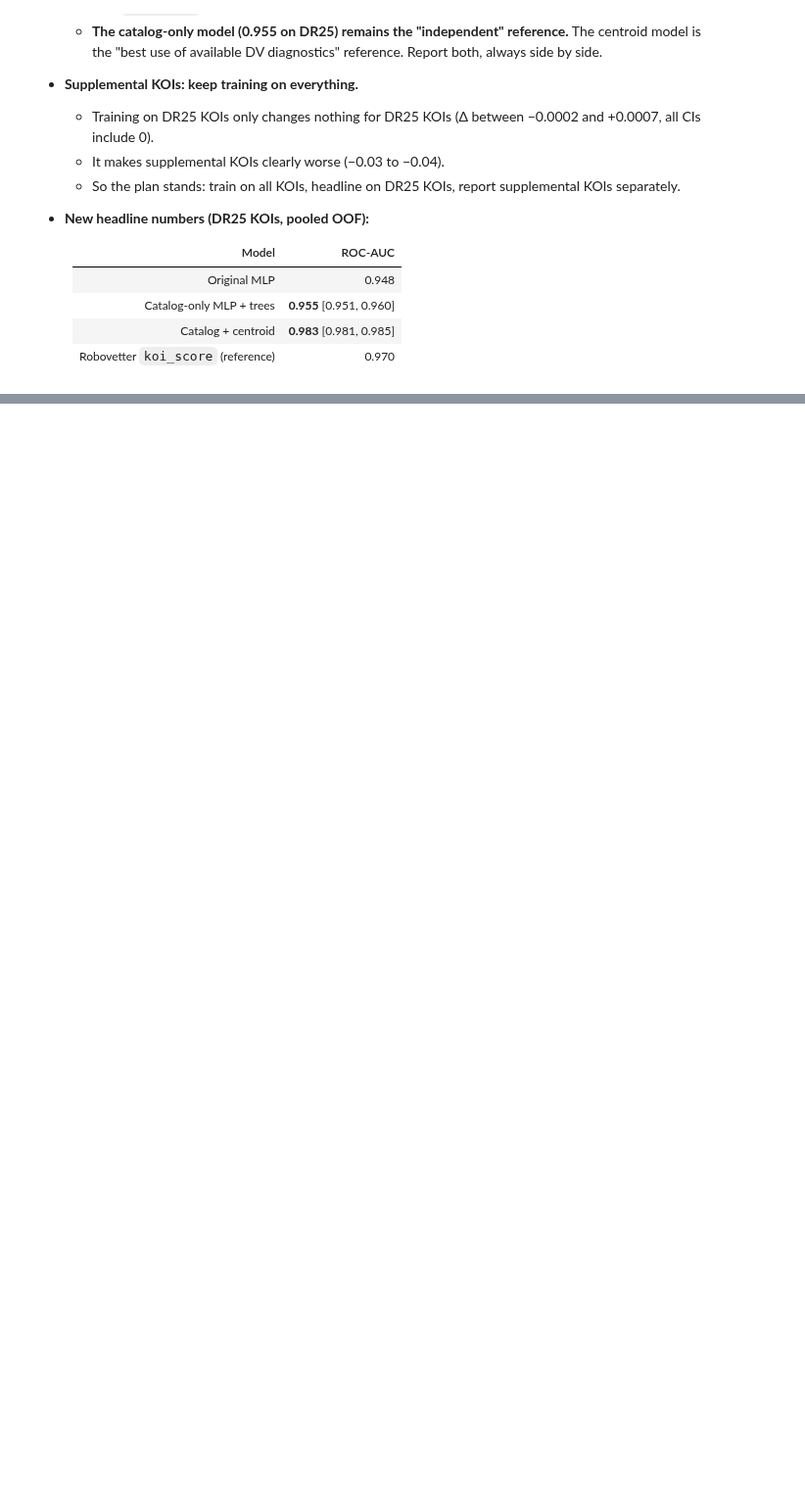
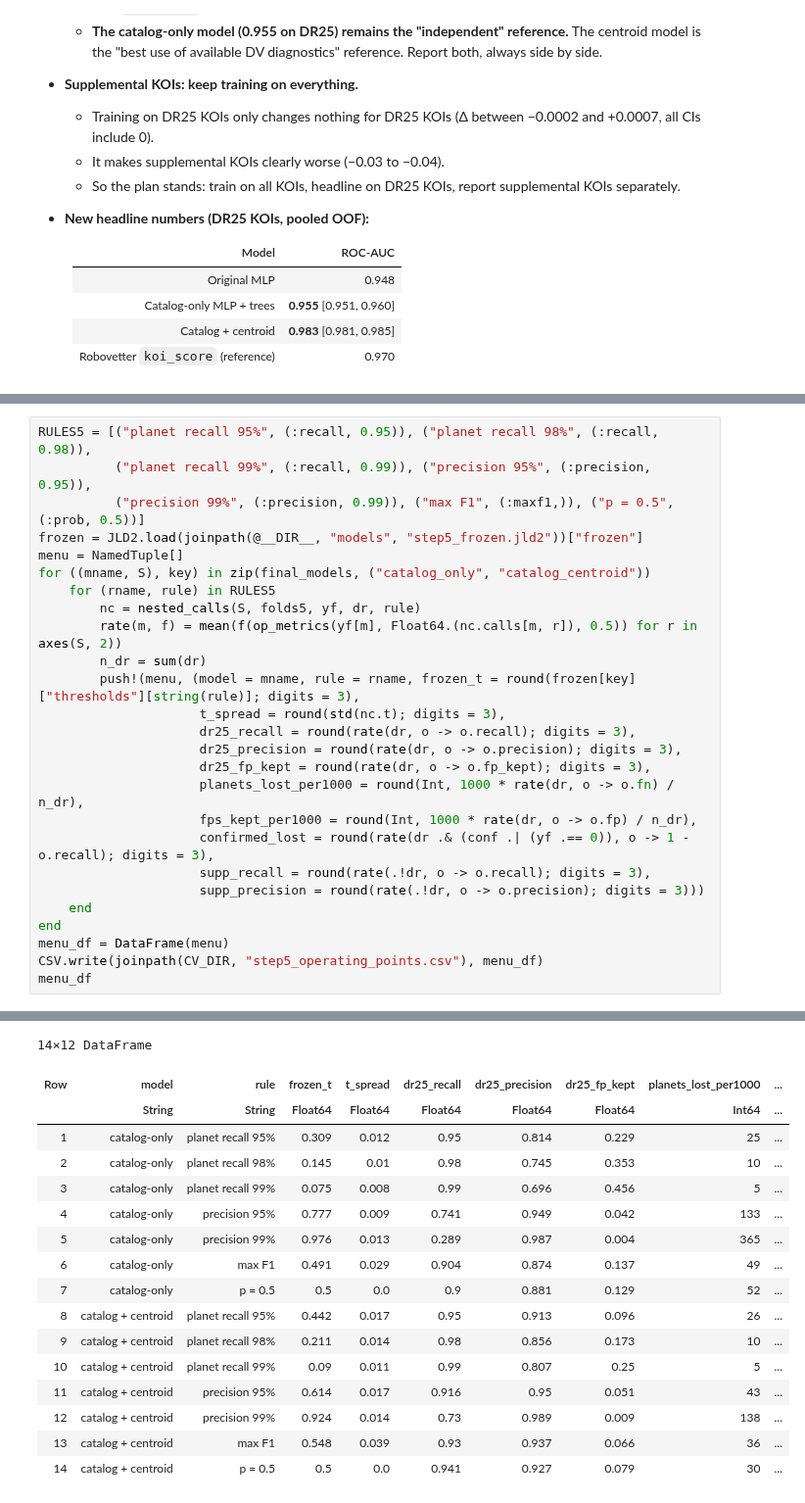
Before and after one commit to mburchnmsu/exoplanet-vetting, a Jupyter notebook: exo101326.ipynb, the cells around one changed output, grey strips where cells are left out. Shown at 98% size. Saved outputs shown, nothing was run; the diff lists cells and outputs as text; blank space fills up the shorter version.

```diff
--- a/exo101326.ipynb
+++ b/exo101326.ipynb
@@ -861,0 +953,27 @@ hl
+# %%
+RULES5 = [("planet recall 95%", (:recall, 0.95)), ("planet recall 98%", (:recall, 0.98)),
+          ("planet recall 99%", (:recall, 0.99)), ("precision 95%", (:precision, 0.95)),
+          ("precision 99%", (:precision, 0.99)), ("max F1", (:maxf1,)), ("p = 0.5", (:prob, 0.5))]
+frozen = JLD2.load(joinpath(@__DIR__, "models", "step5_frozen.jld2"))["frozen"]
+menu = NamedTuple[]
+for ((mname, S), key) in zip(final_models, ("catalog_only", "catalog_centroid"))
+    for (rname, rule) in RULES5
+        nc = nested_calls(S, folds5, yf, dr, rule)
+        rate(m, f) = mean(f(op_metrics(yf[m], Float64.(nc.calls[m, r]), 0.5)) for r in axes(S, 2))
+        n_dr = sum(dr)
+        push!(menu, (model = mname, rule = rname, frozen_t = round(frozen[key]["thresholds"][string(rule)]; digits = 3),
+                     t_spread = round(std(nc.t); digits = 3),
+                     dr25_recall = round(rate(dr, o -> o.recall); digits = 3),
+                     dr25_precision = round(rate(dr, o -> o.precision); digits = 3),
+                     dr25_fp_kept = round(rate(dr, o -> o.fp_kept); digits = 3),
+                     planets_lost_per1000 = round(Int, 1000 * rate(dr, o -> o.fn) / n_dr),
+                     fps_kept_per1000 = round(Int, 1000 * rate(dr, o -> o.fp) / n_dr),
+                     confirmed_lost = round(rate(dr .& (conf .| (yf .== 0)), o -> 1 - o.recall); digits = 3),
+                     supp_recall = round(rate(.!dr, o -> o.recall); digits = 3),
+                     supp_precision = round(rate(.!dr, o -> o.precision); digits = 3)))
+    end
+end
+menu_df = DataFrame(menu)
+CSV.write(joinpath(CV_DIR, "step5_operating_points.csv"), menu_df)
+menu_df
+# %% [output]
@@ -861,0 +984,17 @@ hl
+14×12 DataFrame
+| Row | model | rule | frozen_t | t_spread | dr25_recall | dr25_precision | dr25_fp_kept | planets_lost_per1000 | ... |
+|  | String | String | Float64 | Float64 | Float64 | Float64 | Float64 | Int64 | ... |
+| 1 | catalog-only | planet recall 95% | 0.309 | 0.012 | 0.95 | 0.814 | 0.229 | 25 | ... |
+| 2 | catalog-only | planet recall 98% | 0.145 | 0.01 | 0.98 | 0.745 | 0.353 | 10 | ... |
+| 3 | catalog-only | planet recall 99% | 0.075 | 0.008 | 0.99 | 0.696 | 0.456 | 5 | ... |
+| 4 | catalog-only | precision 95% | 0.777 | 0.009 | 0.741 | 0.949 | 0.042 | 133 | ... |
+| 5 | catalog-only | precision 99% | 0.976 | 0.013 | 0.289 | 0.987 | 0.004 | 365 | ... |
+| 6 | catalog-only | max F1 | 0.491 | 0.029 | 0.904 | 0.874 | 0.137 | 49 | ... |
+| 7 | catalog-only | p = 0.5 | 0.5 | 0.0 | 0.9 | 0.881 | 0.129 | 52 | ... |
+| 8 | catalog + centroid | planet recall 95% | 0.442 | 0.017 | 0.95 | 0.913 | 0.096 | 26 | ... |
+| 9 | catalog + centroid | planet recall 98% | 0.211 | 0.014 | 0.98 | 0.856 | 0.173 | 10 | ... |
+| 10 | catalog + centroid | planet recall 99% | 0.09 | 0.011 | 0.99 | 0.807 | 0.25 | 5 | ... |
+| 11 | catalog + centroid | precision 95% | 0.614 | 0.017 | 0.916 | 0.95 | 0.051 | 43 | ... |
+| 12 | catalog + centroid | precision 99% | 0.924 | 0.014 | 0.73 | 0.989 | 0.009 | 138 | ... |
+| 13 | catalog + centroid | max F1 | 0.548 | 0.039 | 0.93 | 0.937 | 0.066 | 36 | ... |
+| 14 | catalog + centroid | p = 0.5 | 0.5 | 0.0 | 0.941 | 0.927 | 0.079 | 30 | ... |
```
Also changed, not shown: parts of 10 cells of this notebook, 11 other files.
